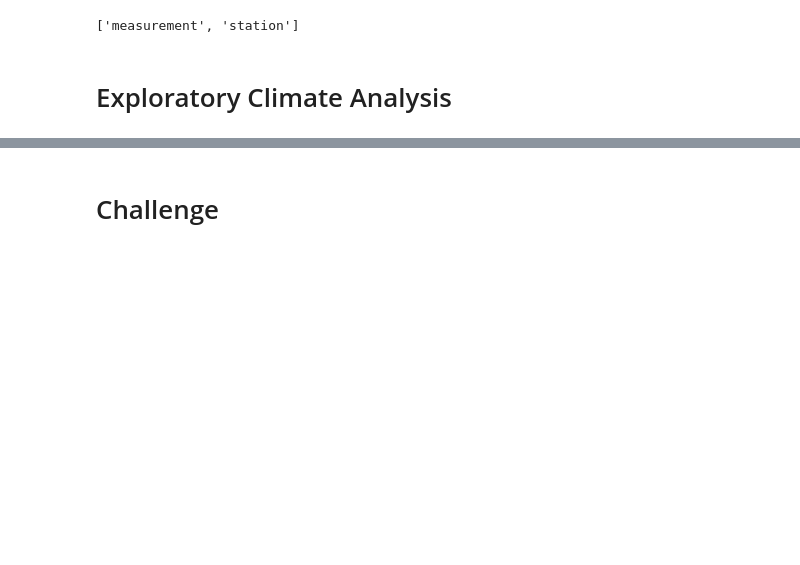
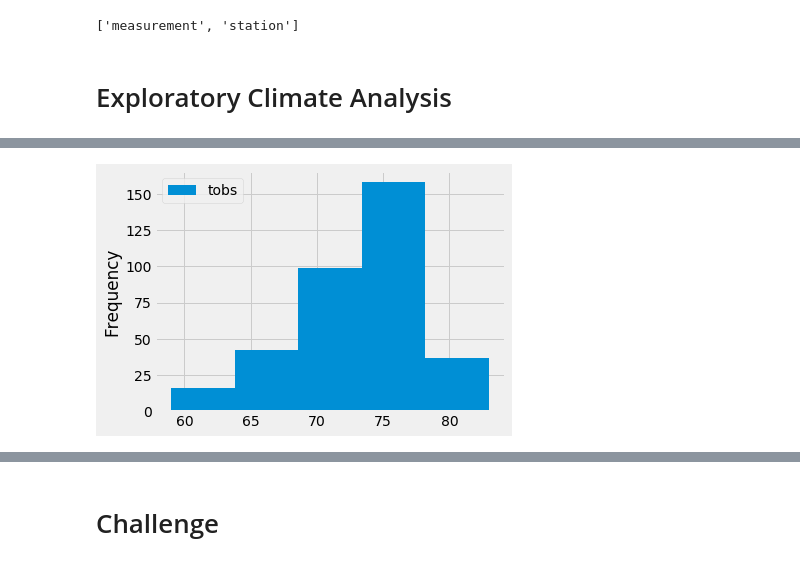
Before and after one commit to daniel89mk/surfs_up, a Jupyter notebook: climate_analysis.ipynb, the cells around one changed output, grey strips where cells are left out. Saved outputs shown, nothing was run; the diff lists cells and outputs as text; code cells hidden in the pictures; blank space fills up the shorter version.

```diff
--- a/climate_analysis.ipynb
+++ b/climate_analysis.ipynb
@@ -79,0 +170,5 @@ results = session.query(Measurement.date, Measurement.prcp).all()
+# %%
+df.plot.hist(bins=5)
+plt.tight_layout()
+# %% [output]
+[figure, added]
```
Also changed, not shown: parts of 9 cells of this notebook.
